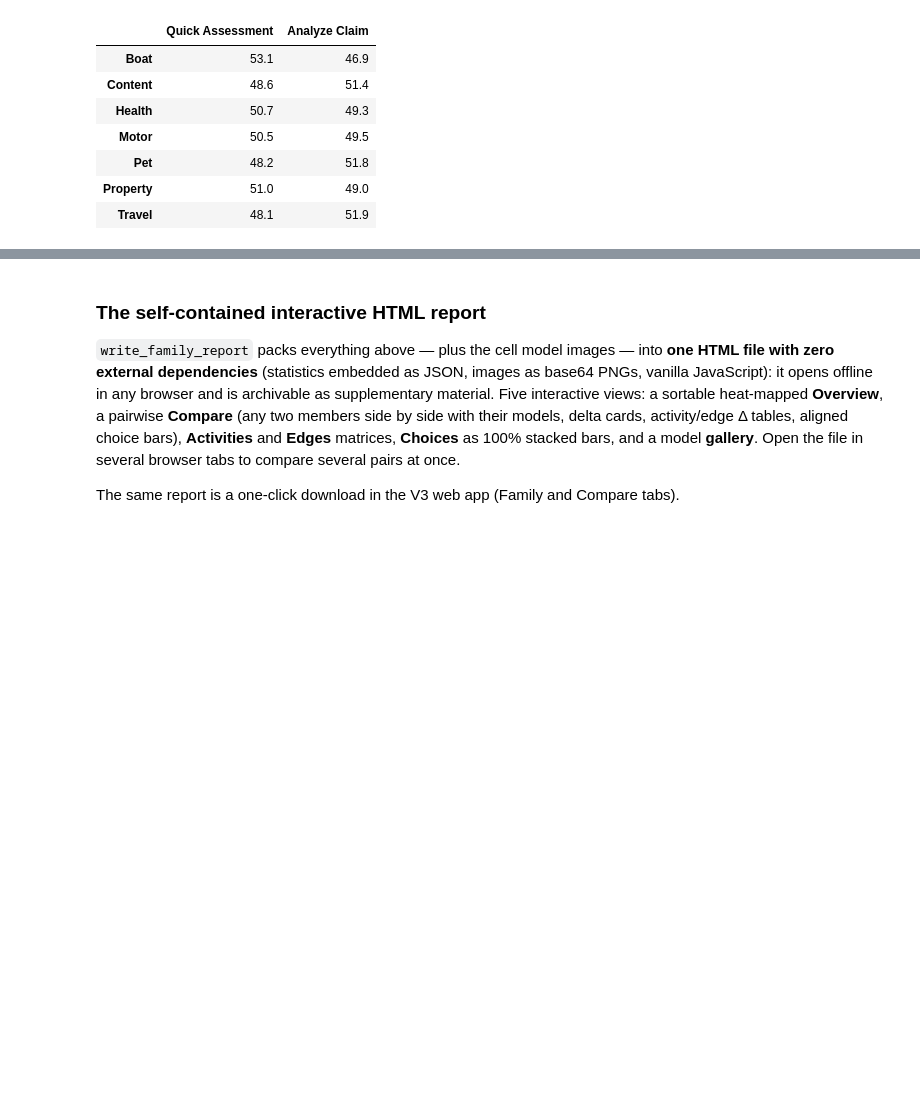
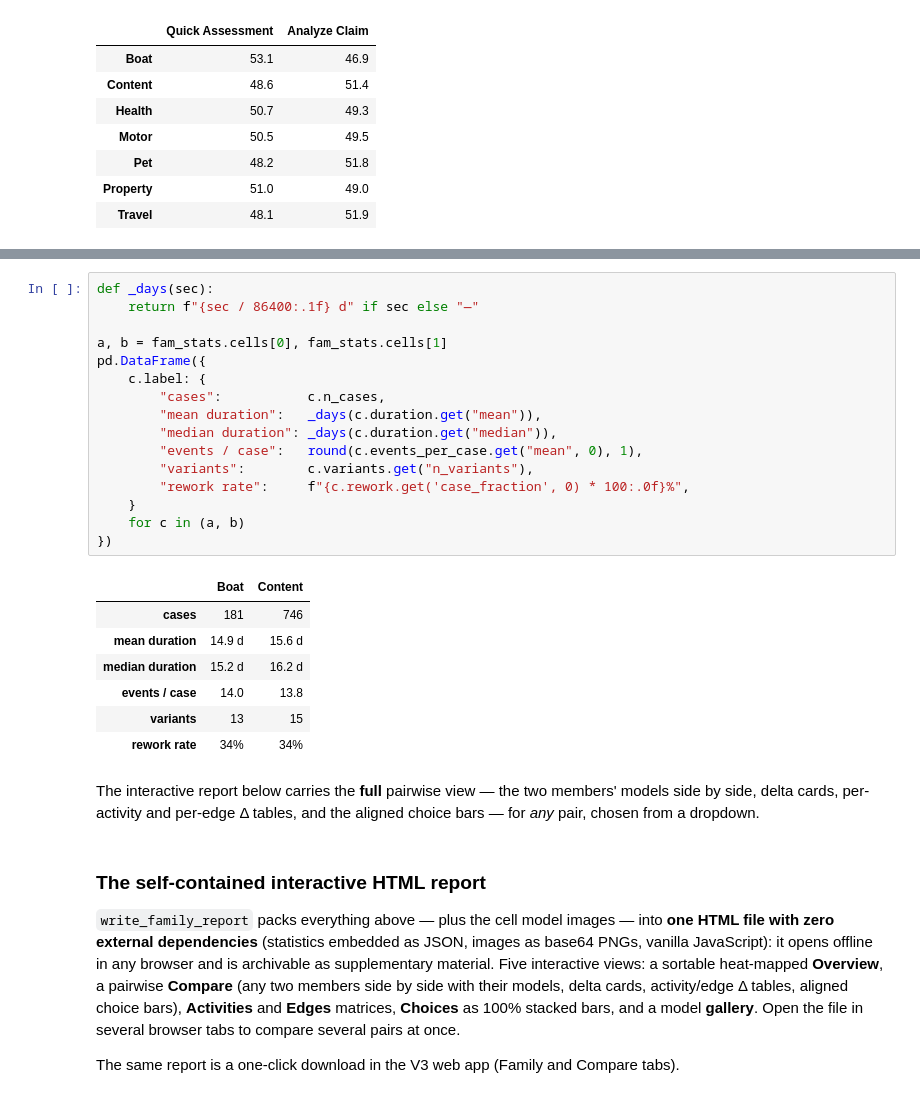
Before and after one commit to ProcessMining-uOttawa/pm4py-ucm, a Jupyter notebook: demo/model_families_tutorial.ipynb, the cells around one changed output, grey strips where cells are left out. Saved outputs shown, nothing was run; the diff lists cells and outputs as text; blank space fills up the shorter version.

```diff
--- a/demo/model_families_tutorial.ipynb
+++ b/demo/model_families_tutorial.ipynb
@@ -605,3 +630,32 @@ choice_5: after Approve Claim: (skip) vs Claim Declined  [shared]
+# %%
+def _days(sec):
+    return f"{sec / 86400:.1f} d" if sec else "—"
+
+a, b = fam_stats.cells[0], fam_stats.cells[1]
+pd.DataFrame({
+    c.label: {
+        "cases":           c.n_cases,
+        "mean duration":   _days(c.duration.get("mean")),
+        "median duration": _days(c.duration.get("median")),
+        "events / case":   round(c.events_per_case.get("mean", 0), 1),
+        "variants":        c.variants.get("n_variants"),
+        "rework rate":     f"{c.rework.get('case_fraction', 0) * 100:.0f}%",
+    }
+    for c in (a, b)
+})
+# %% [output]
+|  | Boat | Content |
+| cases | 181 | 746 |
+| mean duration | 14.9 d | 15.6 d |
+| median duration | 15.2 d | 16.2 d |
+| events / case | 14.0 | 13.8 |
+| variants | 13 | 15 |
+| rework rate | 34% | 34% |
+# %% [markdown]
+The interactive report below carries the **full** pairwise view — the
+two members' models side by side, delta cards, per-activity and per-edge
+Δ tables, and the aligned choice bars — for *any* pair, chosen from a
+dropdown.
 # %% [markdown]
 ### The self-contained interactive HTML report
 
```
Also changed, not shown: parts of 10 cells of this notebook, 42 other files.
